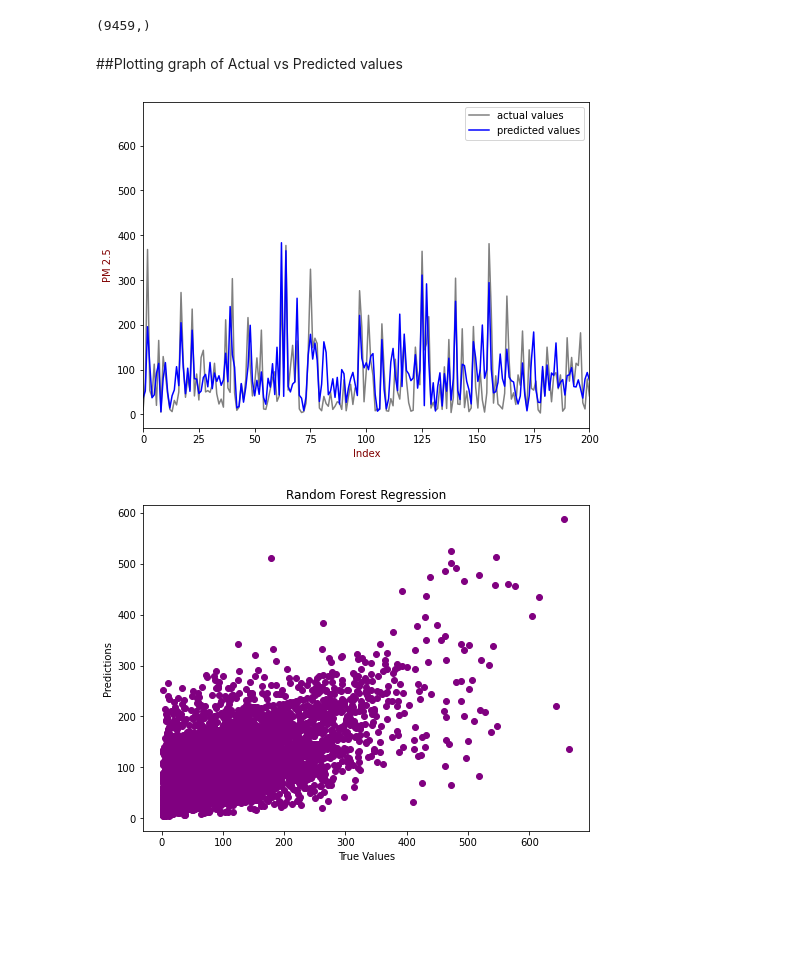
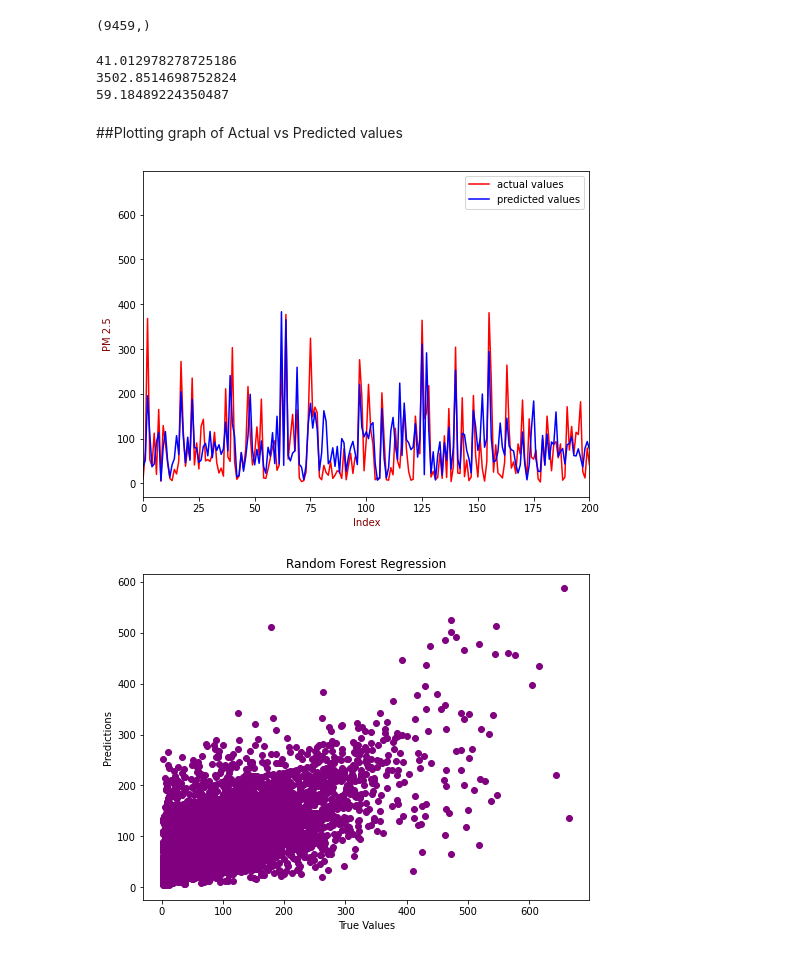
Before and after one commit to Priyanka-Rai18/GeeksFiesta_AI-ML_geeky_, a Jupyter notebook: datapreprocess.ipynb, the cells around one changed output. Saved outputs shown, nothing was run; the diff lists cells and outputs as text; code cells hidden in the pictures; blank space fills up the shorter version.

```diff
--- a/datapreprocess.ipynb
+++ b/datapreprocess.ipynb
@@ -139,5 +143,6 @@ With the help of **minxmaxscaler()** from sklearn.preprocessing, the dataframe i
 from sklearn.preprocessing import MinMaxScaler
 from sklearn.preprocessing import StandardScaler
 scaling = StandardScaler()#MinMaxScaler()
+scaling.fit(df[['year','month','hour','pressure']])
 df[['year','month','hour','pressure']]=scaling.fit_transform(df[['year','month','hour','pressure']])
 # %%
@@ -483,22 +472,34 @@ y_pred.shape
 Predicted values of PM 2.5: [ 36.69230769  52.23076923 195.61538462 ...  61.92307692  25.
  113.46153846]
 (9459,)
+# %%
+from sklearn.metrics import mean_absolute_error, mean_squared_error
+mae = mean_absolute_error(y_test, y_pred)
+mse = mean_squared_error(y_test,y_pred)
+rmse=np.sqrt(mse)
+print(mae) #mean absolute error
+print(mse) #mean squared error
+print(rmse) #root mean squared error
+# %% [output]
+41.012978278725186
+3502.8514698752824
+59.18489224350487
 # %% [markdown]
 ##Plotting graph of Actual vs Predicted values
 # %%
 x1 = np.array(y_test)
 y1 = np.array(y_pred)
 plt.figure(figsize=(8,6))
-plt.plot(x1, color='grey')
+plt.plot(x1, color='red')
 plt.plot(y1,color='blue')
 plt.xlim(0,200)
 plt.xlabel("Index", color='maroon')
 plt.ylabel("PM 2.5", color='maroon')
 plt.legend(["actual values", "predicted values"], loc ="upper right")
 
 plt.show()
 # %% [output]
-[figure, old version]
+[figure, new version]
 # %%
 plt.figure(figsize=(8,6))
 plt.scatter(y_test,y_pred,color='purple')
```
Also changed, not shown: parts of 18 cells of this notebook.
